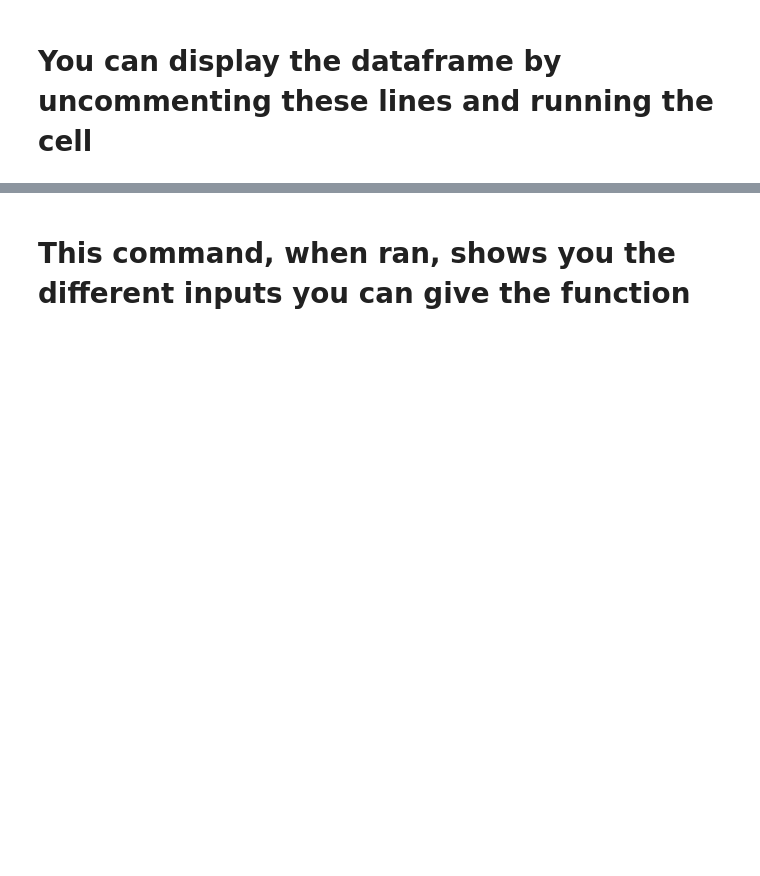
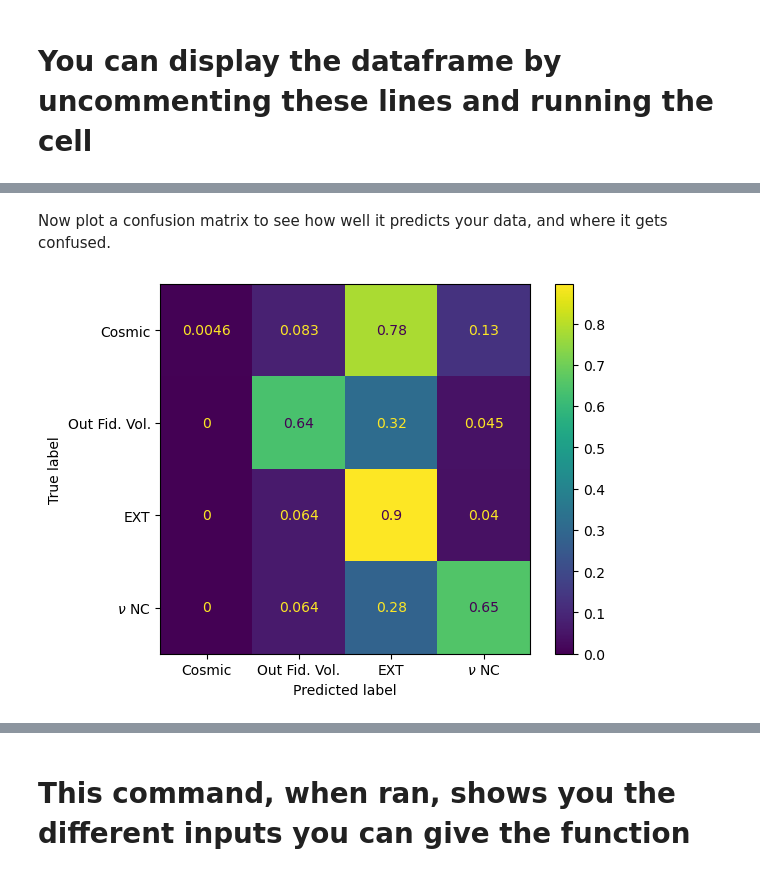
Before and after one commit to finnerudo/MScproject, a Jupyter notebook: MainAnalysis_refresh.ipynb, the cells around one changed output, grey strips where cells are left out. Saved outputs shown, nothing was run; the diff lists cells and outputs as text; code cells hidden in the pictures; blank space fills up the shorter version.

```diff
--- a/MainAnalysis_refresh.ipynb
+++ b/MainAnalysis_refresh.ipynb
@@ -58,0 +205,10 @@ data.head(10)
+# %% [markdown]
+Now plot a confusion matrix to see how well it predicts your data, and where it gets confused.
+# %%
+# Plot confusion matrix
+
+ptype_no_mu_e = [r"Cosmic", r"Out Fid. Vol.", r"EXT", r"$\nu$ NC"]
+matrix = plot_confusion_matrix(rf, x_test, y_test, normalize='true', display_labels=ptype_no_mu_e)
+plt.show()
+# %% [output]
+[figure, added]
```
Also changed, not shown: parts of 16 cells of this notebook, 2 other files.
